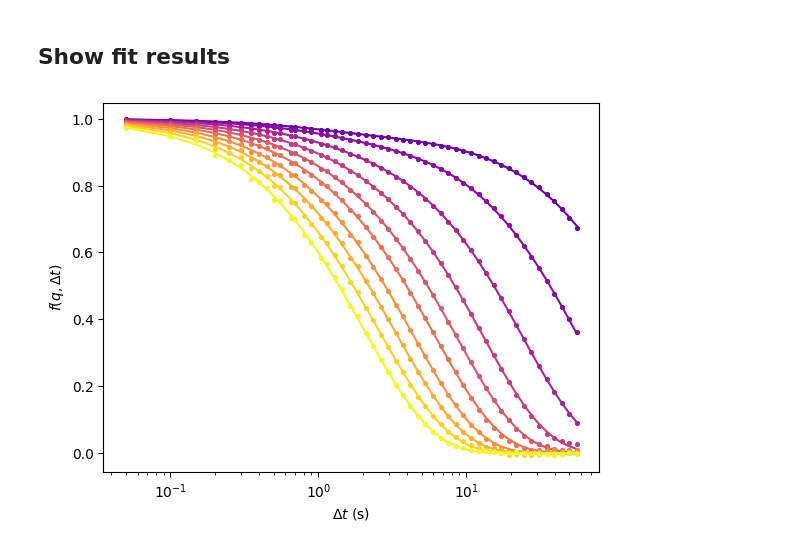
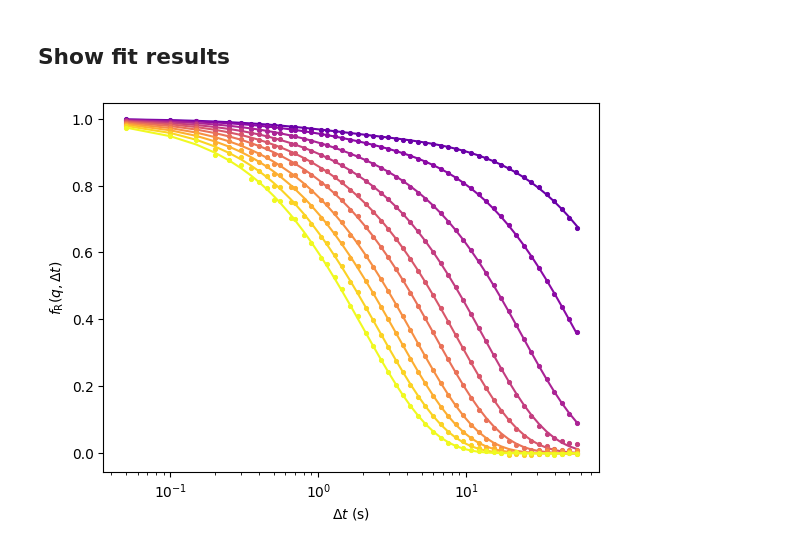
Before and after one commit to somexlab/fastddm-tutorials, a Jupyter notebook: Tutorial_8-Bacterial_motion/tutorial8b.ipynb, the cells around one changed output. Cells and saved outputs as stored; diff of their text form; code cells hidden in the pictures.

```diff
--- a/Tutorial_8-Bacterial_motion/tutorial8b.ipynb
+++ b/Tutorial_8-Bacterial_motion/tutorial8b.ipynb
@@ -239,8 +229,7 @@ custom_colors = [
         ]
 
     # Register as a Seaborn palette
-colors_ = sns.set_palette(sns.color_palette(custom_colors))
-colors = sns.color_palette(colors_, n_colors= 2,)
+
 # define k ranges
 k_min = [0.2]
 k_max = [1.7]
@@ -290,23 +279,23 @@ for n, fr in enumerate(fit_res):
 
 # plot Gamma data
 for n, fr in enumerate(fit_res):
-    axs3[0].plot(fr["k"][k_mask[n]], fr["Gamma1"][k_mask[n]], f"o",color=colors[n], markerfacecolor="none", label=r"$\Gamma_1$")
-    axs3[0].plot(fr["k"][k_mask[n]], fr["Gamma2"][k_mask[n]], f"s", color=colors[n+1], markerfacecolor="none", label=r"$\Gamma_2$")
+    axs3[0].plot(fr["k"][k_mask[n]], fr["Gamma1"][k_mask[n]], f"o",color=custom_colors[n], markerfacecolor="none", label=r"$\Gamma_1$")
+    axs3[0].plot(fr["k"][k_mask[n]], fr["Gamma2"][k_mask[n]], f"s", color=custom_colors[n+1], markerfacecolor="none", label=r"$\Gamma_2$")
     if show_transparency:
-        axs3[0].plot(fr["k"][~k_mask[n]], fr["Gamma1"][~k_mask[n]], f"o", color=colors[n], markerfacecolor="none", alpha=0.2)
-        axs3[0].plot(fr["k"][~k_mask[n]], fr["Gamma2"][~k_mask[n]], f"s", color=colors[n+1], markerfacecolor="none", alpha=0.2)
+        axs3[0].plot(fr["k"][~k_mask[n]], fr["Gamma1"][~k_mask[n]], f"o", color=custom_colors[n], markerfacecolor="none", alpha=0.2)
+        axs3[0].plot(fr["k"][~k_mask[n]], fr["Gamma2"][~k_mask[n]], f"s", color=custom_colors[n+1], markerfacecolor="none", alpha=0.2)
     # plot fit
     k_plot = np.logspace(np.log10(0.15), np.log10(3), num=100)
-    axs3[0].plot(k_plot, 6 * Dr[n] + Dt[n] * k_plot**2, f"--", color=colors[n])
-    axs3[0].plot(k_plot, Dt[n] * k_plot**2, f"-", color=colors[n+1])
+    axs3[0].plot(k_plot, 6 * Dr[n] + Dt[n] * k_plot**2, f"--", color=custom_colors[n])
+    axs3[0].plot(k_plot, Dt[n] * k_plot**2, f"-", color=custom_colors[n+1])
 
 # plot A and B
 for n, fr in enumerate(fit_res):
-    axs3[1].plot(fr["k"][k_mask[n]], fr["A"][k_mask[n]], f"o", color=colors[n], markerfacecolor="none", label=labels[n])
-    axs3[1].plot(fr["k"][k_mask[n]], fr["B"][k_mask[n]], f"--", color=colors[n+1], markerfacecolor="none")
+    axs3[1].plot(fr["k"][k_mask[n]], fr["A"][k_mask[n]], f"o", color=custom_colors[n], markerfacecolor="none", label=labels[n])
+    axs3[1].plot(fr["k"][k_mask[n]], fr["B"][k_mask[n]], f"--", color=custom_colors[n+1], markerfacecolor="none")
     if show_transparency:
-        axs3[1].plot(fr["k"][~k_mask[n]], fr["A"][~k_mask[n]], f"o", color=colors[n], markerfacecolor="none", alpha=0.2)
-        axs3[1].plot(fr["k"][~k_mask[n]], fr["B"][~k_mask[n]], f"s", color=colors[n+1], markerfacecolor="none", alpha=0.2)
+        axs3[1].plot(fr["k"][~k_mask[n]], fr["A"][~k_mask[n]], f"o", color=custom_colors[n], markerfacecolor="none", alpha=0.2)
+        axs3[1].plot(fr["k"][~k_mask[n]], fr["B"][~k_mask[n]], f"s", color=custom_colors[n+1], markerfacecolor="none", alpha=0.2)
 custom_lines = [Line2D([0], [0], marker="o", linestyle="none", color="black", markerfacecolor="none", label=r"$A$"),
                 Line2D([0], [0], linestyle="--", color="black", label=r"$B$")]
 
@@ -349,31 +338,31 @@ fig3.savefig("Gamma_AB_df_bacteria.pdf", dpi=600)
 # %%
 fig21 = plt.figure()
 fig21.tight_layout()
 fig21.set_figheight(fig21.get_figheight())
 gs21 = fig21.add_gridspec(len(aa_res), hspace=0)
 axs21 = gs21.subplots(sharex=True)
 
 k_idx = []
 cspace = []
 
 for n, (k, K) in enumerate(zip(k_min, k_max)):
     idx_min = np.argwhere(aa_res[n].k >= k)[0,0]
     idx_max = np.argwhere(aa_res[n].k <= K)[-1,0]
     k_list = np.linspace(idx_min, idx_max, num=10, dtype=int)
     k_idx.append(k_list)
     cspace.append(color_space(len(k_idx[-1])))
 
 for i, a in enumerate(aa_res):
     for n, k in enumerate(k_idx[i]):
         y = 1 - (a.data[k] - fit_res[i]['B'][k]) / fit_res[i]['A'][k]
         y_fit = 1 - (model_res[i][k].best_fit - fit_res[i]['B'][k]) / fit_res[i]['A'][k]
         axs21.plot(a.tau, y, '.', color=cspace[i][n])
         axs21.plot(a.tau, y_fit, '-', color=cspace[i][n])
 
 axs21.set_xscale('log')
 axs21.set_xlabel(r'$\Delta t$ (s)')
-axs21.set_ylabel(r'$f(q, \Delta t)$')
+axs21.set_ylabel(r'$f_\mathrm{R}(q, \Delta t)$')
 
 fig21.savefig(f"g1_fit.pdf", dpi=600)
 # %% [output]
-[figure, old version]
+[figure, new version]
```
Also changed, not shown: parts of 1 cell of this notebook, 8 other files.
